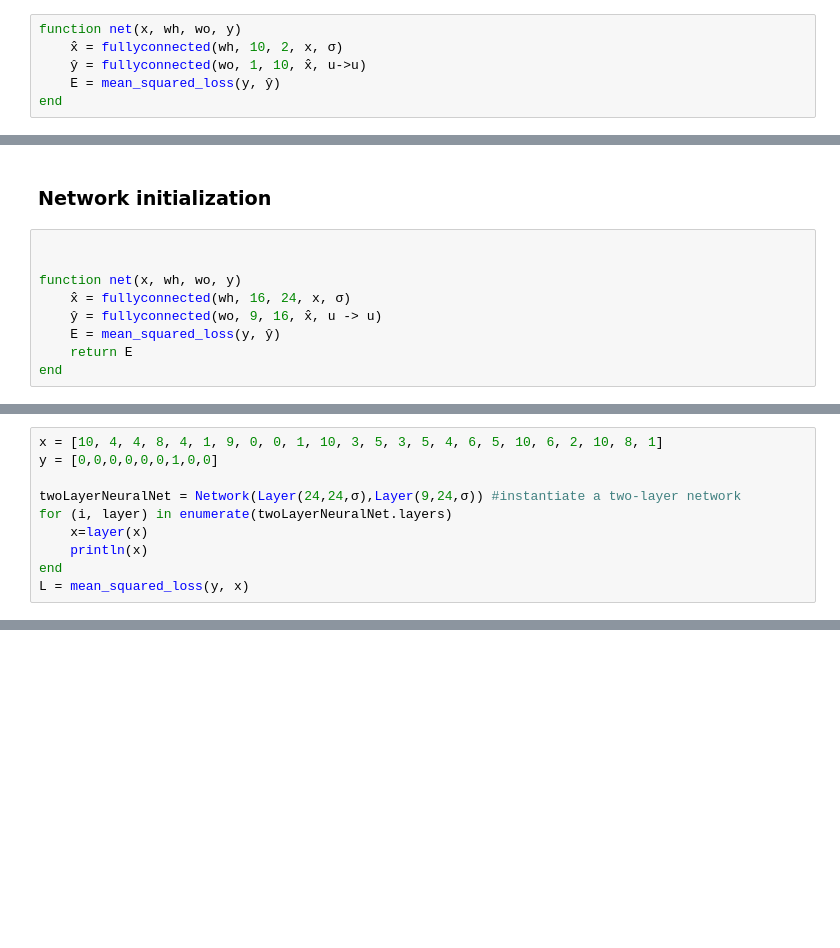
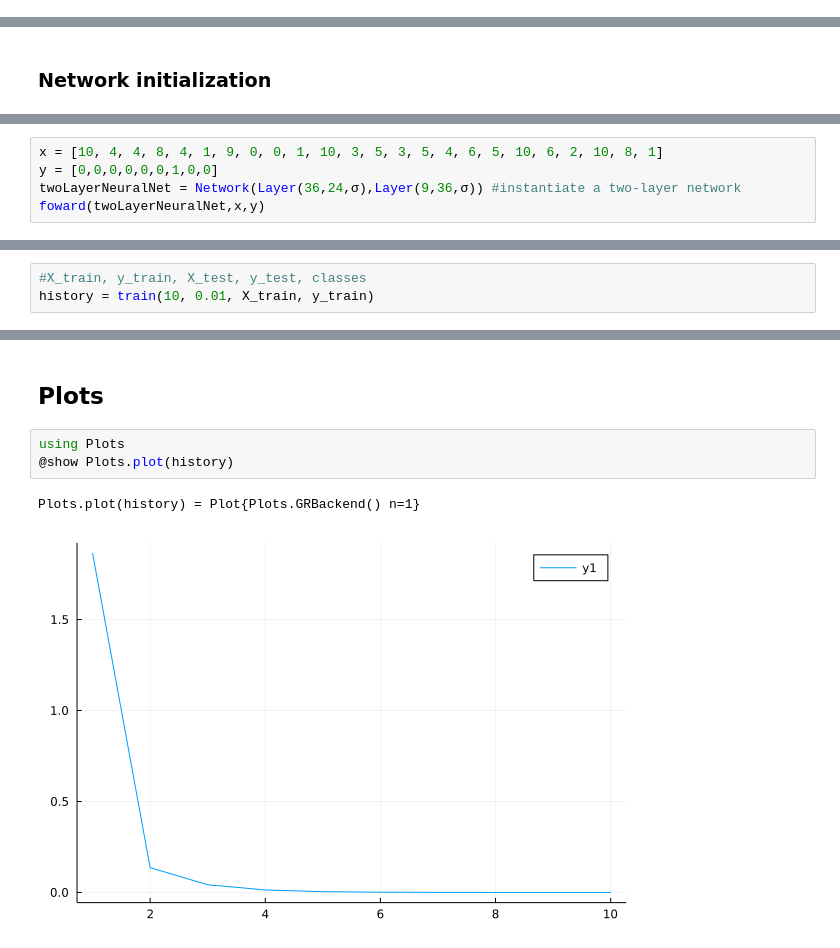
Before and after one commit to SebastianParzych/Custom-Julia-NN, a Jupyter notebook: main.ipynb, the cells around one changed output, grey strips where cells are left out. Saved outputs shown, nothing was run; the diff lists cells and outputs as text; blank space fills up the shorter version.

```diff
--- a/main.ipynb
+++ b/main.ipynb
@@ -191,6 +232,0 @@ fullyconnected (generic function with 1 method)
-# %%
-function net(x, wh, wo, y)
-    x̂ = fullyconnected(wh, 10, 2, x, σ)
-    ŷ = fullyconnected(wo, 1, 10, x̂, u->u)
-    E = mean_squared_loss(y, ŷ)
-end
@@ -199,11 +233,2 @@ net (generic function with 1 method)
 # %% [markdown]
 ### Network initialization
-# %%
-
-
-function net(x, wh, wo, y)
-    x̂ = fullyconnected(wh, 16, 24, x, σ)
-    ŷ = fullyconnected(wo, 9, 16, x̂, u -> u)
-    E = mean_squared_loss(y, ŷ)
-    return E
-end
@@ -258,11 +331,6 @@ show (generic function with 352 methods)
 # %%
 x = [10, 4, 4, 8, 4, 1, 9, 0, 0, 1, 10, 3, 5, 3, 5, 4, 6, 5, 10, 6, 2, 10, 8, 1]
 y = [0,0,0,0,0,0,1,0,0]
-
-twoLayerNeuralNet = Network(Layer(24,24,σ),Layer(9,24,σ)) #instantiate a two-layer network
-for (i, layer) in enumerate(twoLayerNeuralNet.layers)
-    x=layer(x)
-    println(x)
-end
-L = mean_squared_loss(y, x)
+twoLayerNeuralNet = Network(Layer(36,24,σ),Layer(9,36,σ)) #instantiate a two-layer network
+foward(twoLayerNeuralNet,x,y)
 # %% [output]
@@ -316,0 +392,3 @@ print(history)
+# %%
+#X_train, y_train, X_test, y_test, classes
+history = train(10, 0.01, X_train, y_train)
@@ -316,0 +407,8 @@ print(history)
+# %% [markdown]
+## Plots
+# %%
+using Plots
+@show Plots.plot(history)
+# %% [output]
+Plots.plot(history) = Plot{Plots.GRBackend() n=1}
+[figure, added]
```
Also changed, not shown: parts of 25 cells of this notebook.
